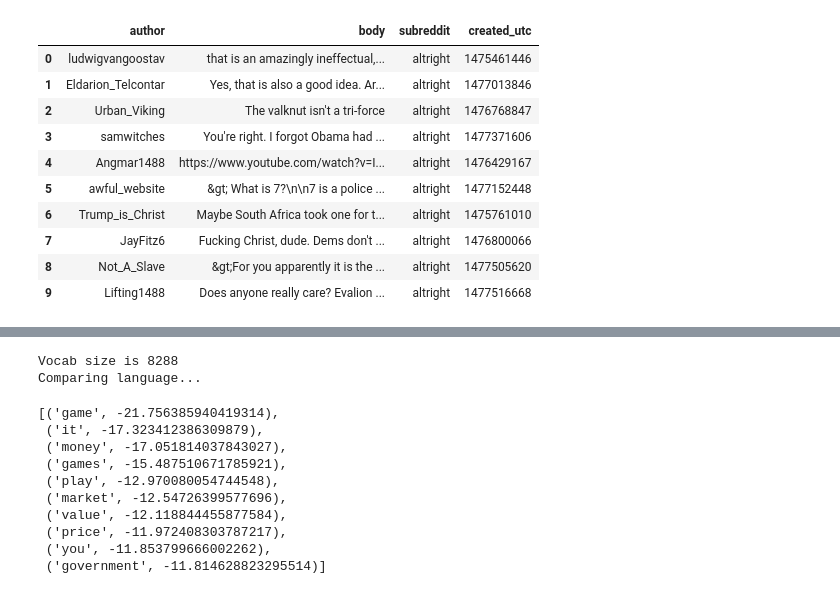
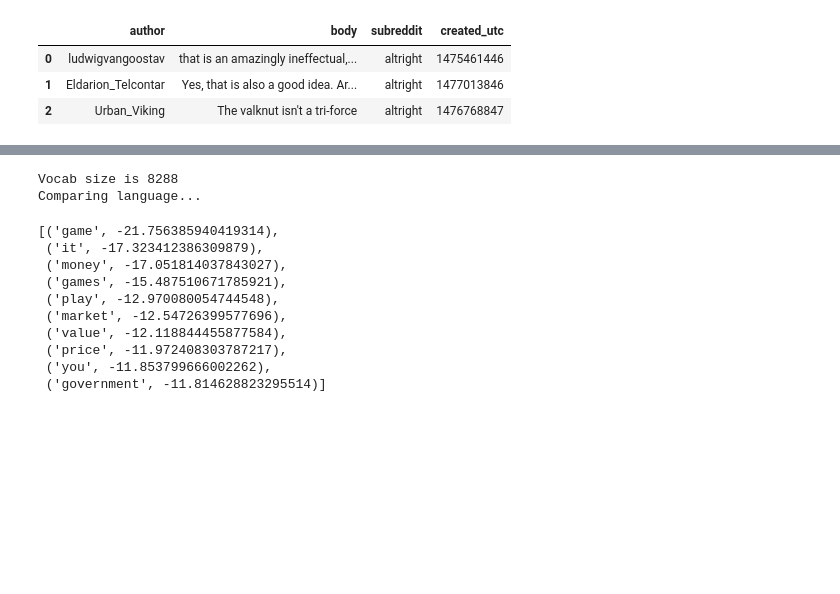
Before and after one commit to cttong/reddit_tracking, a Jupyter notebook: language_model_test_bayes.ipynb, the cells around one changed output, grey strips where cells are left out. Saved outputs shown, nothing was run; the diff lists cells and outputs as text; code cells hidden in the pictures; blank space fills up the shorter version.

```diff
--- a/language_model_test_bayes.ipynb
+++ b/language_model_test_bayes.ipynb
@@ -6,18 +6,11 @@ import fighting_words #Jacks script (slightly edited for python 3)
 # %%
 gen_altright_df = pd.read_csv('./data/altright_authorsearch.csv', encoding = 'utf-8')
 gen_altright_df = gen_altright_df[['author','body','subreddit','created_utc']]
-gen_altright_df.head(10)
+gen_altright_df.head(3)
 # %% [output]
 |  | author | body | subreddit | created_utc |
 | 0 | ludwigvangoostav | that is an amazingly ineffectual,... | altright | 1475461446 |
 | 1 | Eldarion_Telcontar | Yes, that is also a good idea. Ar... | altright | 1477013846 |
 | 2 | Urban_Viking | The valknut isn't a tri-force | altright | 1476768847 |
-| 3 | samwitches | You're right. I forgot Obama had ... | altright | 1477371606 |
-| 4 | Angmar1488 | https://www.youtube.com/watch?v=I... | altright | 1476429167 |
-| 5 | awful_website | &gt; What is 7?\n\n7 is a police ... | altright | 1477152448 |
-| 6 | Trump_is_Christ | Maybe South Africa took one for t... | altright | 1475761010 |
-| 7 | JayFitz6 | Fucking Christ, dude. Dems don't ... | altright | 1476800066 |
-| 8 | Not_A_Slave | &gt;For you apparently it is the ... | altright | 1477505620 |
-| 9 | Lifting1488 | Does anyone really care? Evalion ... | altright | 1477516668 |
 # %%
 test = pd.read_csv('./data/candidate_data/results-2014-03-01.csv', encoding = 'utf-8')
```
Also changed, not shown: parts of 2 cells of this notebook, 1 other file.
